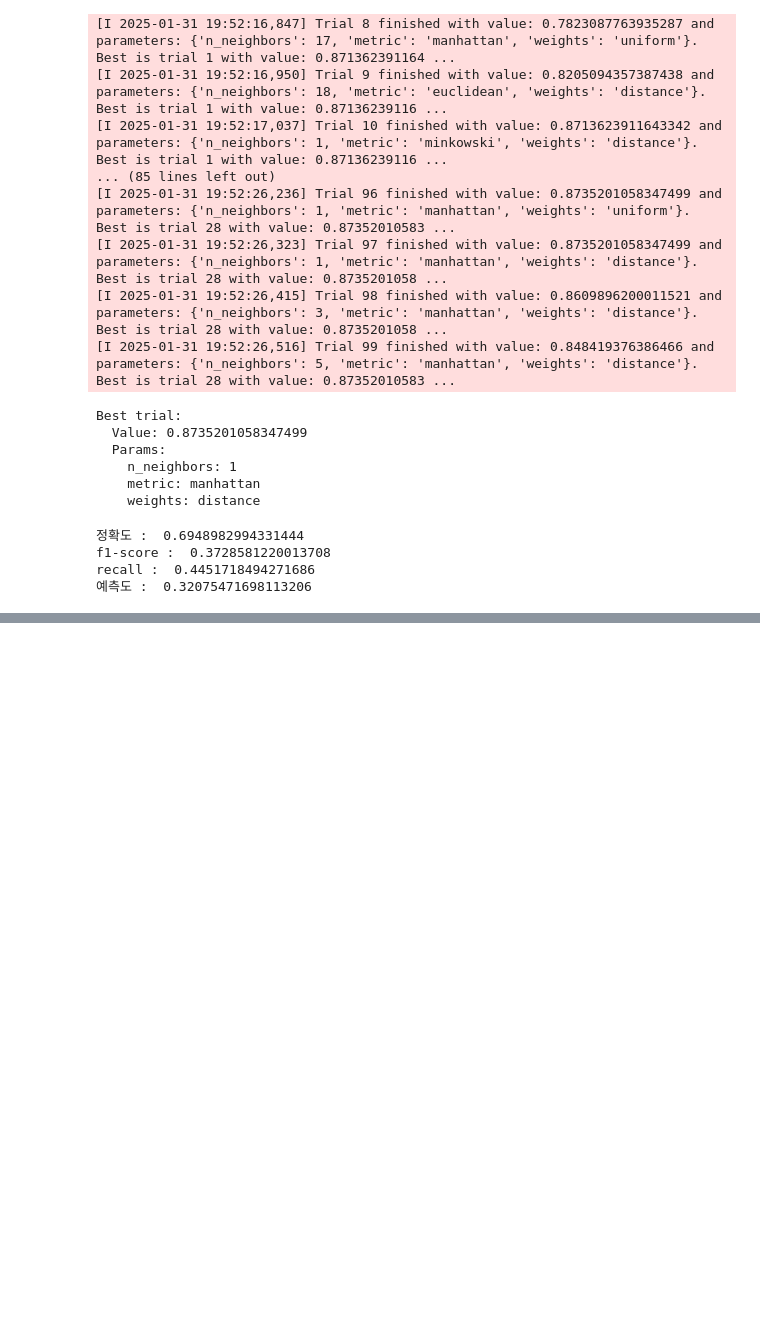
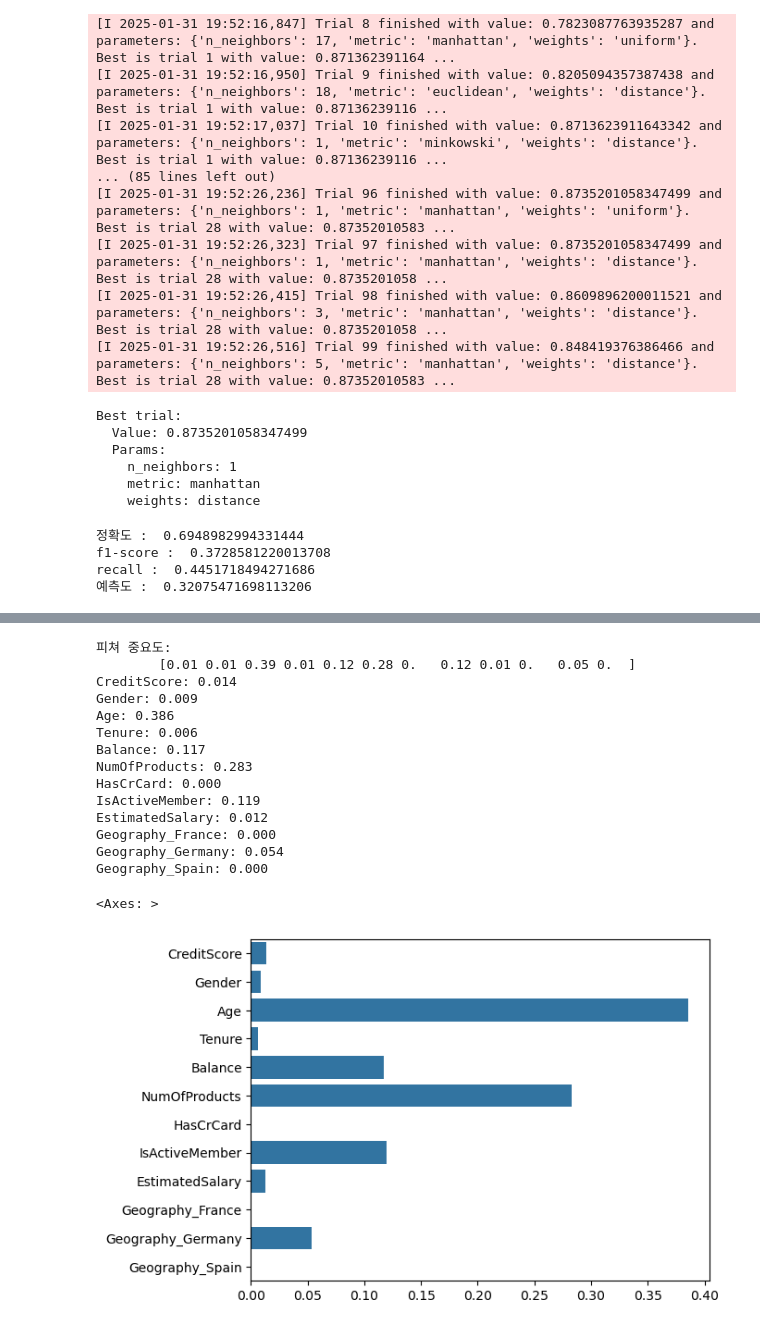
Before and after one commit to cookieeyoung/ML-project1, a Jupyter notebook: knn_svm_modeling.ipynb, the cells around one changed output, grey strips where cells are left out. Cells and saved outputs as stored; diff of their text form; code cells hidden in the pictures; blank space fills up the shorter version.

```diff
--- a/knn_svm_modeling.ipynb
+++ b/knn_svm_modeling.ipynb
@@ -60,7 +60,7 @@ print('----------------------------')
 
 #4.data engineering
 #tester split
-X_train, X_test, y_train, y_test = train_test_split(X,y_true,stratify = y_true,test_size = 0.3, random_state= 42)
+X_train, X_test, y_train, y_test = train_test_split(X,y_true,stratify = y_true,test_size = 0.2, random_state= 42)
 print('데이터 분리 후 크기 : ',X_train.shape, X_test.shape, y_train.shape, y_test.shape)
 
 #minmaxscaling - 적용유무 검토
@@ -108,7 +99,7 @@ def f_importances(coef, names):
 # %%
 # SVM 모델
 import sklearn.svm
-clf = sklearn.svm.SVC(kernel='linear',random_state=42)
+clf = sklearn.svm.SVC(kernel='rbf',random_state=42)
 
 clf.fit(X_train_res, y_train_res)
 
@@ -118,6 +109,5 @@ print("정확도 : ", accuracy_score(y_test, y_pred_svc))
 print("f1-score : ", f1_score(y_test, y_pred_svc))
 print("recall : ", recall_score(y_test, y_pred_svc))
 print("예측도 : ", precision_score(y_test, y_pred_svc))
-
-f_importances(clf.coef_[0], list(int_data.columns))
+print("AUC :", average_precision_score(y_test, y_pred_svc))
 # %% [output]
@@ -334,7 +303,7 @@ param_grids = {
     'SVM': {
         'model': svm.SVC(random_state=42),
         'params': {
-            'C': [0.001, 0.01, 0.1, 1, 10, 25, 50, 100, 1000],
+            'C': [0.001, 0.01, 0.1, 1, 10, 25, 50, 100, 500],
             'kernel': ['linear', 'rbf', 'poly', 'sigmod'],
             'gamma': ['auto', 'scale']
         }
@@ -432,0 +441,38 @@ Confusion Matrix:
+# %%
+# Decision Tree 최적 모델에 대한 피처 임포턴스 확인, 스케일링 전 데이터 활용
+
+from sklearn import tree
+
+clf_dt = tree.DecisionTreeClassifier(random_state=42,
+        max_depth=7,
+        min_samples_split=38,
+        min_samples_leaf=15,
+        criterion='gini')
+
+clf_dt.fit(X_train, y_train)
+
+y_pred = clf_dt.predict(X_test)
+
+print("피쳐 중요도:\n\t{0}".format(np.round(clf_dt.feature_importances_, 2)))
+
+for name, value in zip(X.columns.tolist(), clf_dt.feature_importances_):
+    print('{0}: {1:.3f}'.format(name, value))
+
+sns.barplot(x=clf_dt.feature_importances_, y=X.columns.tolist())
+# %% [output]
+피쳐 중요도:
+        [0.01 0.01 0.39 0.01 0.12 0.28 0.   0.12 0.01 0.   0.05 0.  ]
+CreditScore: 0.014
+Gender: 0.009
+Age: 0.386
+Tenure: 0.006
+Balance: 0.117
+NumOfProducts: 0.283
+HasCrCard: 0.000
+IsActiveMember: 0.119
+EstimatedSalary: 0.012
+Geography_France: 0.000
+Geography_Germany: 0.054
+Geography_Spain: 0.000
+<Axes: >
+[figure, added]
```
Also changed, not shown: parts of 14 cells of this notebook.
